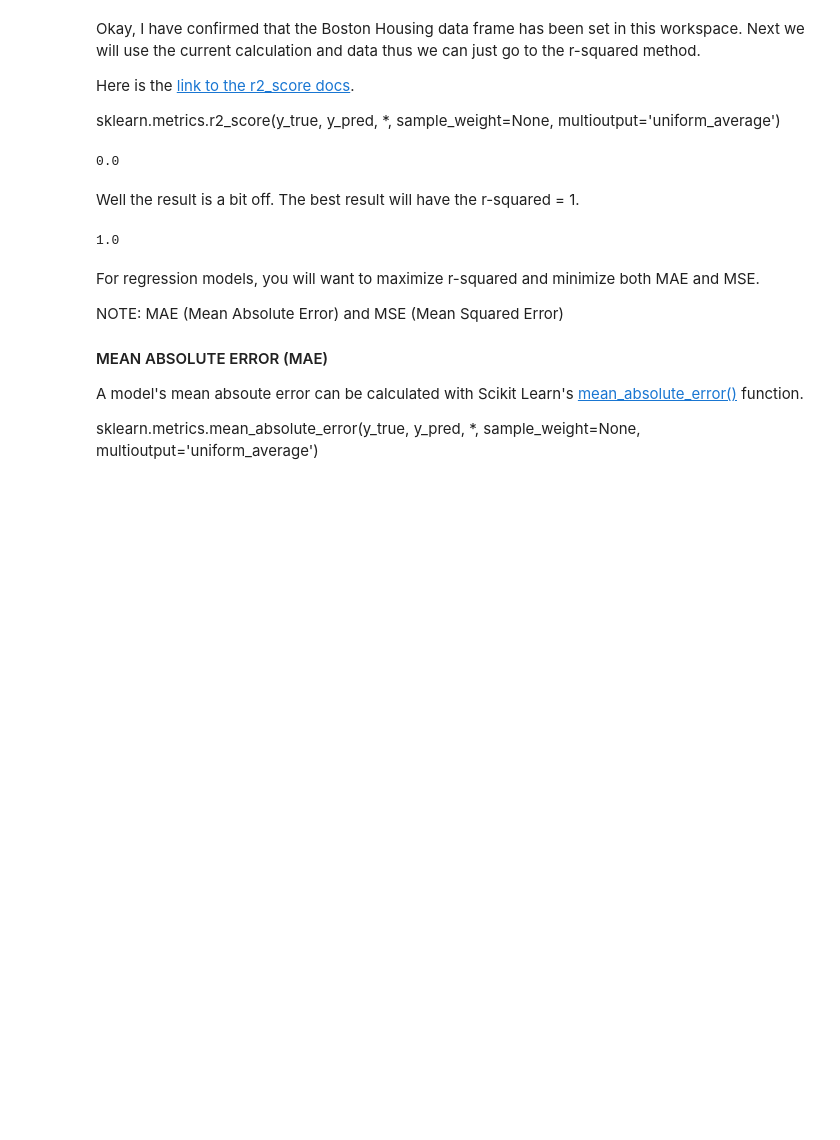
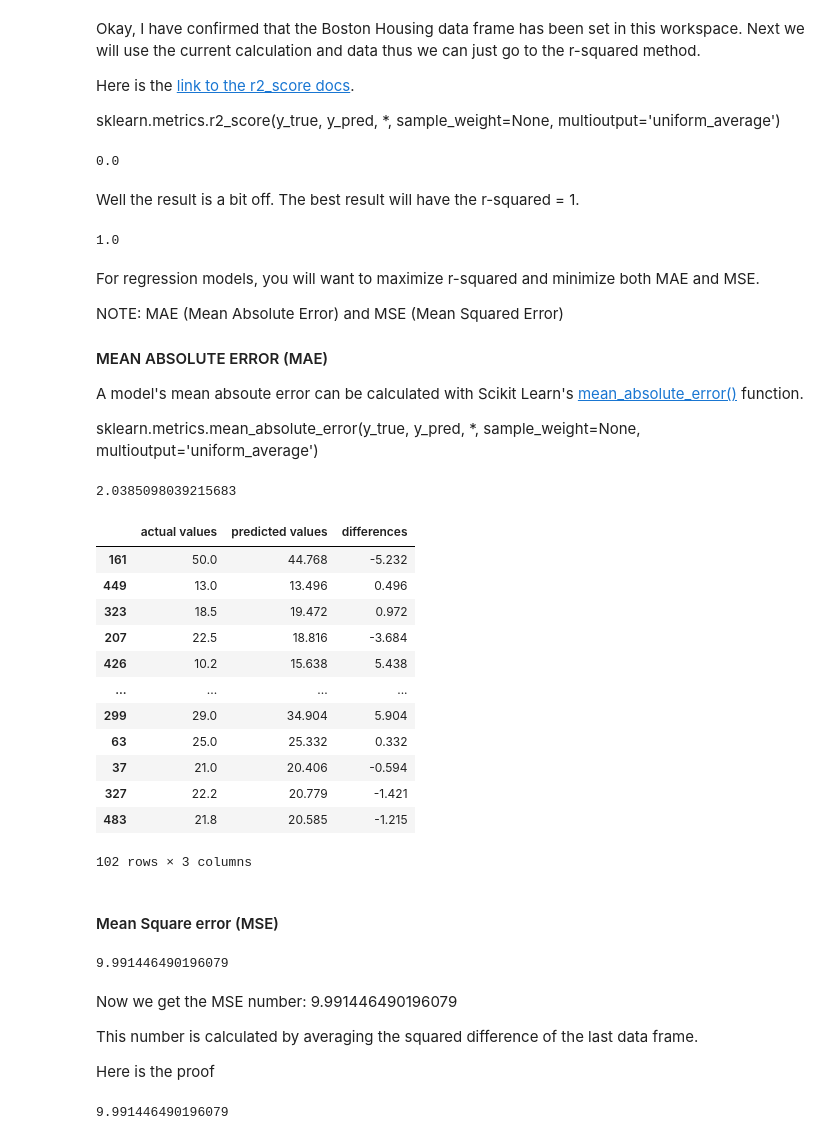
Before and after one commit to m00racle/zero-to-mastery-ml, a Jupyter notebook: section-2-data-science-and-ml-tools/Scikit-Learn-Evaluating-Model.ipynb, the cells around one changed output. Drawn from its saved outputs; the diff is of its cells as text; code cells hidden in the pictures; blank space fills up the shorter version.

Commit message:
Mean abosulute and squared errors

```diff
--- a/section-2-data-science-and-ml-tools/Scikit-Learn-Evaluating-Model.ipynb
+++ b/section-2-data-science-and-ml-tools/Scikit-Learn-Evaluating-Model.ipynb
@@ -727,3 +727,56 @@ NOTE: MAE (Mean Absolute Error) and MSE (Mean Squared Error)
 A model's mean absoute error can be calculated with Scikit Learn's [mean_absolute_error()](https://scikit-learn.org/stable/modules/generated/sklearn.metrics.mean_absolute_error.html) function.
 
 sklearn.metrics.mean_absolute_error(y_true, y_pred, *, sample_weight=None, multioutput='uniform_average')
+# %%
+# Mean Absolute Error (MAE)
+# model here is rfr (Random Forest Regressor)
+# Data: Boston housing data
+from sklearn.metrics import mean_absolute_error
+
+boston_y_preds = rfr.predict(boston_X_test)
+boston_mae = mean_absolute_error(boston_y_test, boston_y_preds)
+boston_mae
+# %% [output]
+2.0385098039215683
+# %%
+# put the data into data frame.
+boston_mae_df = pd.DataFrame(data={"actual values": boston_y_test, "predicted values": boston_y_preds})
+boston_mae_df["differences"] = boston_mae_df["predicted values"] - boston_mae_df["actual values"]
+boston_mae_df
+# %% [output]
+|  | actual values | predicted values | differences |
+| 161 | 50.0 | 44.768 | -5.232 |
+| 449 | 13.0 | 13.496 | 0.496 |
+| 323 | 18.5 | 19.472 | 0.972 |
+| 207 | 22.5 | 18.816 | -3.684 |
+| 426 | 10.2 | 15.638 | 5.438 |
+| ... | ... | ... | ... |
+| 299 | 29.0 | 34.904 | 5.904 |
+| 63 | 25.0 | 25.332 | 0.332 |
+| 37 | 21.0 | 20.406 | -0.594 |
+| 327 | 22.2 | 20.779 | -1.421 |
+| 483 | 21.8 | 20.585 | -1.215 |
+102 rows × 3 columns
+# %% [markdown]
+#### Mean Square error (MSE)
+# %%
+# Mean Square error
+from sklearn.metrics import mean_squared_error
+
+mse = mean_squared_error(boston_y_test, boston_y_preds)
+mse
+# %% [output]
+9.991446490196079
+# %% [markdown]
+Now we get the MSE number: 9.991446490196079
+
+This number is calculated by averaging the squared difference of the last data frame.
+
+Here is the proof
+# %%
+# manually calculated MSE
+
+boston_squared_diff = np.square(boston_mae_df["differences"])
+boston_squared_diff.mean()
+# %% [output]
+9.991446490196079
```
Also changed, not shown: parts of 1 cell of this notebook.
